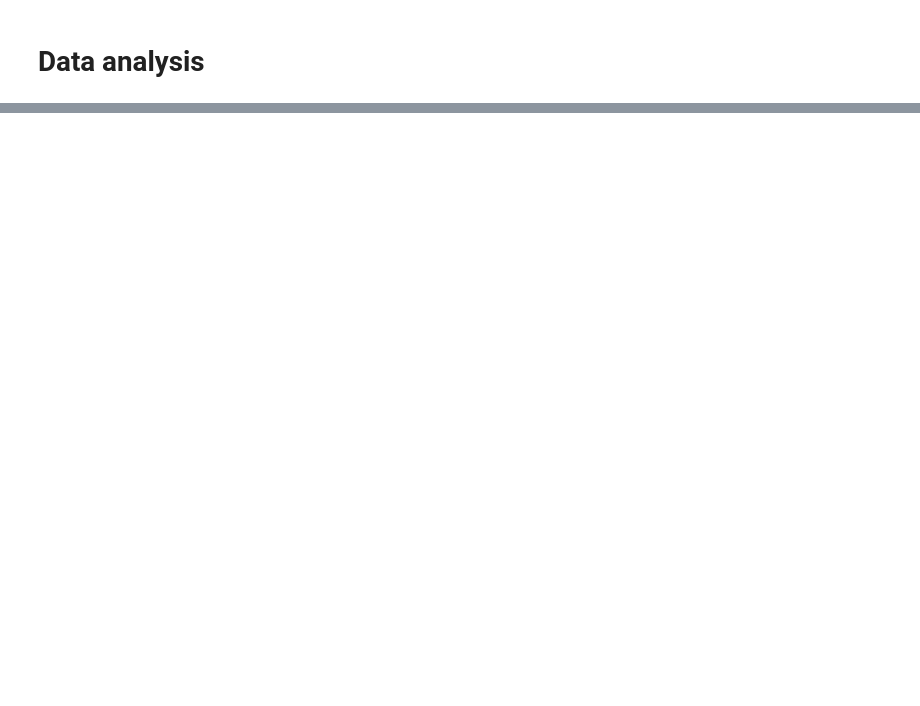
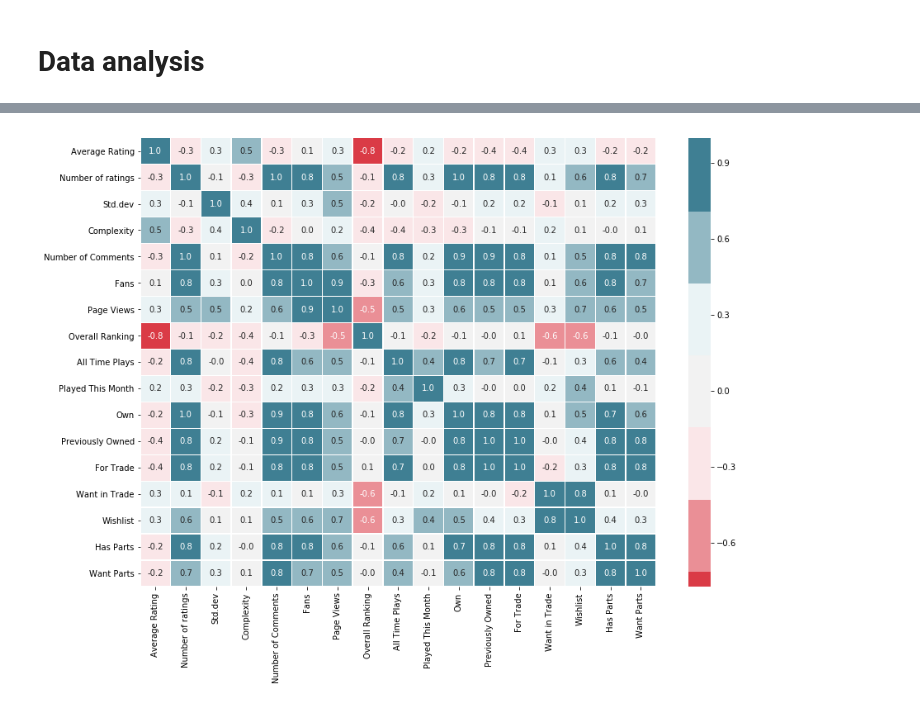
Before and after one commit to Szmariu/animated-winter, a Jupyter notebook: code.ipynb, the cells around one changed output, grey strips where cells are left out. Saved outputs shown, nothing was run; the diff lists cells and outputs as text; code cells hidden in the pictures; blank space fills up the shorter version.

```diff
--- a/code.ipynb
+++ b/code.ipynb
@@ -181,0 +242,7 @@ detailedTable.to_pickle("Detailed.p")
+# %%
+f,ax = plt.subplots(figsize=(14, 10))
+palette = sns.diverging_palette(10, 220, sep=80, n=7)
+sns.heatmap(detailedTable[detailedTable.columns[1:19]].corr(), annot=True, linewidths=.5, fmt= '.1f',ax=ax, center=0, cmap=palette)
+plt.show()
+# %% [output]
+[figure, added]
```
Also changed, not shown: parts of 34 cells of this notebook, 2 other files.
